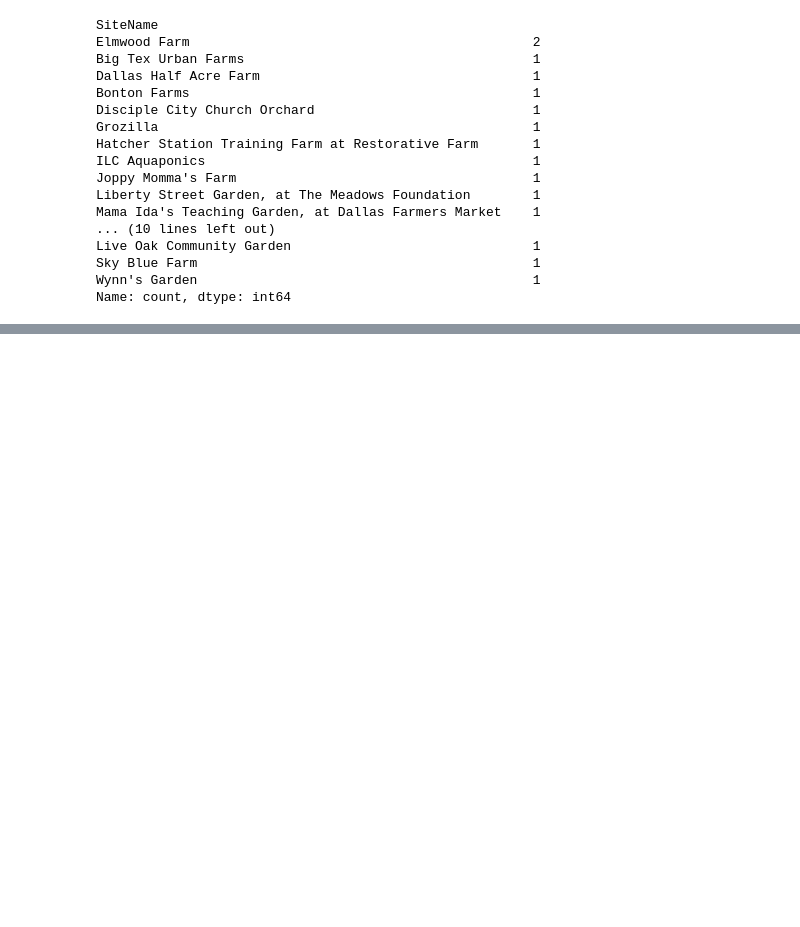
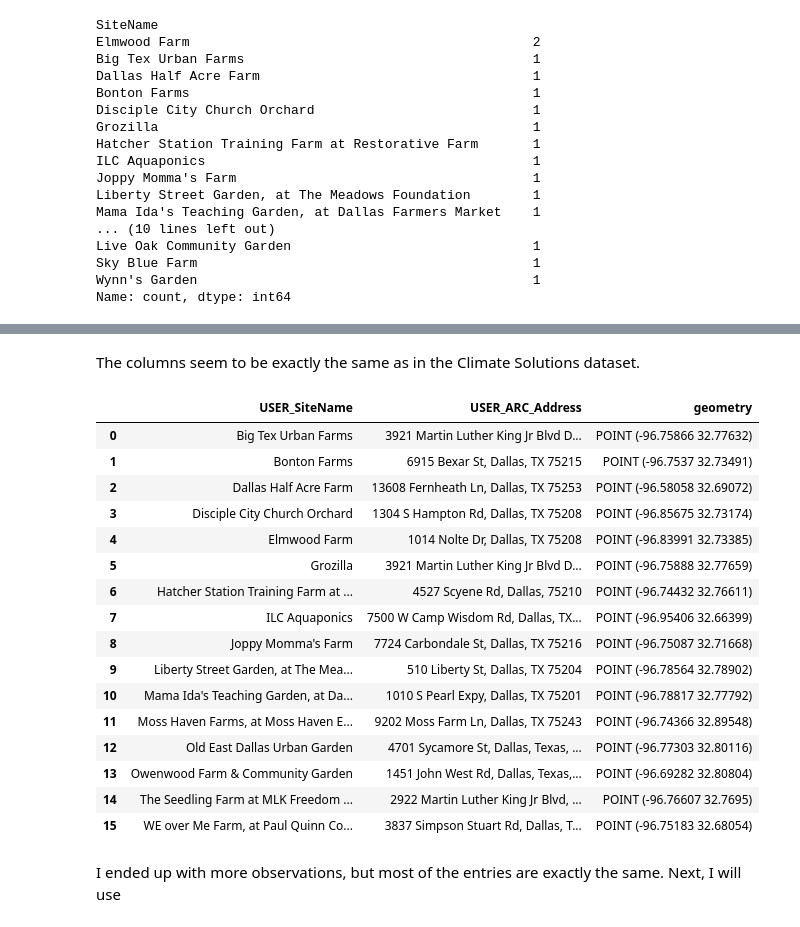
Before and after one commit to sarazarea26/fooddesertproject, a Jupyter notebook: urbanFarmScraping.ipynb, the cells around one changed output, grey strips where cells are left out. Drawn from its saved outputs; the diff is of its cells as text; code cells hidden in the pictures; blank space fills up the shorter version.

Commit message:
Added City of Dallas GIS Portal Data

```diff
--- a/urbanFarmScraping.ipynb
+++ b/urbanFarmScraping.ipynb
@@ -261,5 +275,6 @@ climateDirectGDF = climateDirectGDF.drop_duplicates(subset=['geometry'], ignore_
 dHunger = pd.read_csv('dallasHungerDirectory.csv')
 # %%
-# Filtering by category to for-profit operations
-dHunger = dHunger[dHunger['category'].isin(['5d986013-f56f-416f-bd10-3f083e69e302', '97d6907d-b8ba-473d-9c4a-a4834c9da7f0'])] # codes for "urban farm" and "market garden"
+# Filtering by category to revenue-generating operations
+dHunger = dHunger[dHunger['category'].isin
+    (['5d986013-f56f-416f-bd10-3f083e69e302', '97d6907d-b8ba-473d-9c4a-a4834c9da7f0'])] # codes for "urban farm" and "market garden"
 # %%
@@ -474,0 +449,4 @@ dallasFarmsCleanGDF.to_file('dallasFarmsClean.geojson', driver='GeoJSON')
+# %%
+# Loading the GIS Portal dataset
+dallasGISHub = gpd.read_file('DallasUrbanGarden.geojson')
+dallasGISHub.columns
@@ -474,0 +471,11 @@ dallasFarmsCleanGDF.to_file('dallasFarmsClean.geojson', driver='GeoJSON')
+# %% [markdown]
+The columns seem to be exactly the same as in the Climate Solutions dataset.
+# %%
+# Filtering out non-revenue-generating farms
+dallasGISHub = dallasGISHub[(dallasGISHub[target_cols] == 1).any(axis=1)]
+
+# Dropping exact duplicates absed on geometry
+dallasGISHub = dallasGISHub.drop_duplicates(subset=['geometry'], ignore_index=True)
+
+# Filtering only to relevant columns
+dallasGISHub  = dallasGISHub[['USER_SiteName', 'USER_ARC_Address', 'geometry']]
@@ -474,0 +530,22 @@ dallasFarmsCleanGDF.to_file('dallasFarmsClean.geojson', driver='GeoJSON')
+# %%
+dallasGISHubClean.head(16)
+# %% [output]
+|  | USER_SiteName | USER_ARC_Address | geometry |
+| 0 | Big Tex Urban Farms | 3921 Martin Luther King Jr Blvd D... | POINT (-96.75866 32.77632) |
+| 1 | Bonton Farms | 6915 Bexar St, Dallas, TX 75215 | POINT (-96.7537 32.73491) |
+| 2 | Dallas Half Acre Farm | 13608 Fernheath Ln, Dallas, TX 75253 | POINT (-96.58058 32.69072) |
+| 3 | Disciple City Church Orchard | 1304 S Hampton Rd, Dallas, TX 75208 | POINT (-96.85675 32.73174) |
+| 4 | Elmwood Farm | 1014 Nolte Dr, Dallas, TX 75208 | POINT (-96.83991 32.73385) |
+| 5 | Grozilla | 3921 Martin Luther King Jr Blvd D... | POINT (-96.75888 32.77659) |
+| 6 | Hatcher Station Training Farm at ... | 4527 Scyene Rd, Dallas, 75210 | POINT (-96.74432 32.76611) |
+| 7 | ILC Aquaponics | 7500 W Camp Wisdom Rd, Dallas, TX... | POINT (-96.95406 32.66399) |
+| 8 | Joppy Momma's Farm | 7724 Carbondale St, Dallas, TX 75216 | POINT (-96.75087 32.71668) |
+| 9 | Liberty Street Garden, at The Mea... | 510 Liberty St, Dallas, TX 75204 | POINT (-96.78564 32.78902) |
+| 10 | Mama Ida's Teaching Garden, at Da... | 1010 S Pearl Expy, Dallas, TX 75201 | POINT (-96.78817 32.77792) |
+| 11 | Moss Haven Farms, at Moss Haven E... | 9202 Moss Farm Ln, Dallas, TX 75243 | POINT (-96.74366 32.89548) |
+| 12 | Old East Dallas Urban Garden | 4701 Sycamore St, Dallas, Texas, ... | POINT (-96.77303 32.80116) |
+| 13 | Owenwood Farm & Community Garden | 1451 John West Rd, Dallas, Texas,... | POINT (-96.69282 32.80804) |
+| 14 | The Seedling Farm at MLK Freedom ... | 2922 Martin Luther King Jr Blvd, ... | POINT (-96.76607 32.7695) |
+| 15 | WE over Me Farm, at Paul Quinn Co... | 3837 Simpson Stuart Rd, Dallas, T... | POINT (-96.75183 32.68054) |
+# %% [markdown]
+I ended up with more observations, but most of the entries are exactly the same. Next, I will use
```
Also changed, not shown: parts of 41 cells of this notebook, 2 other files.
